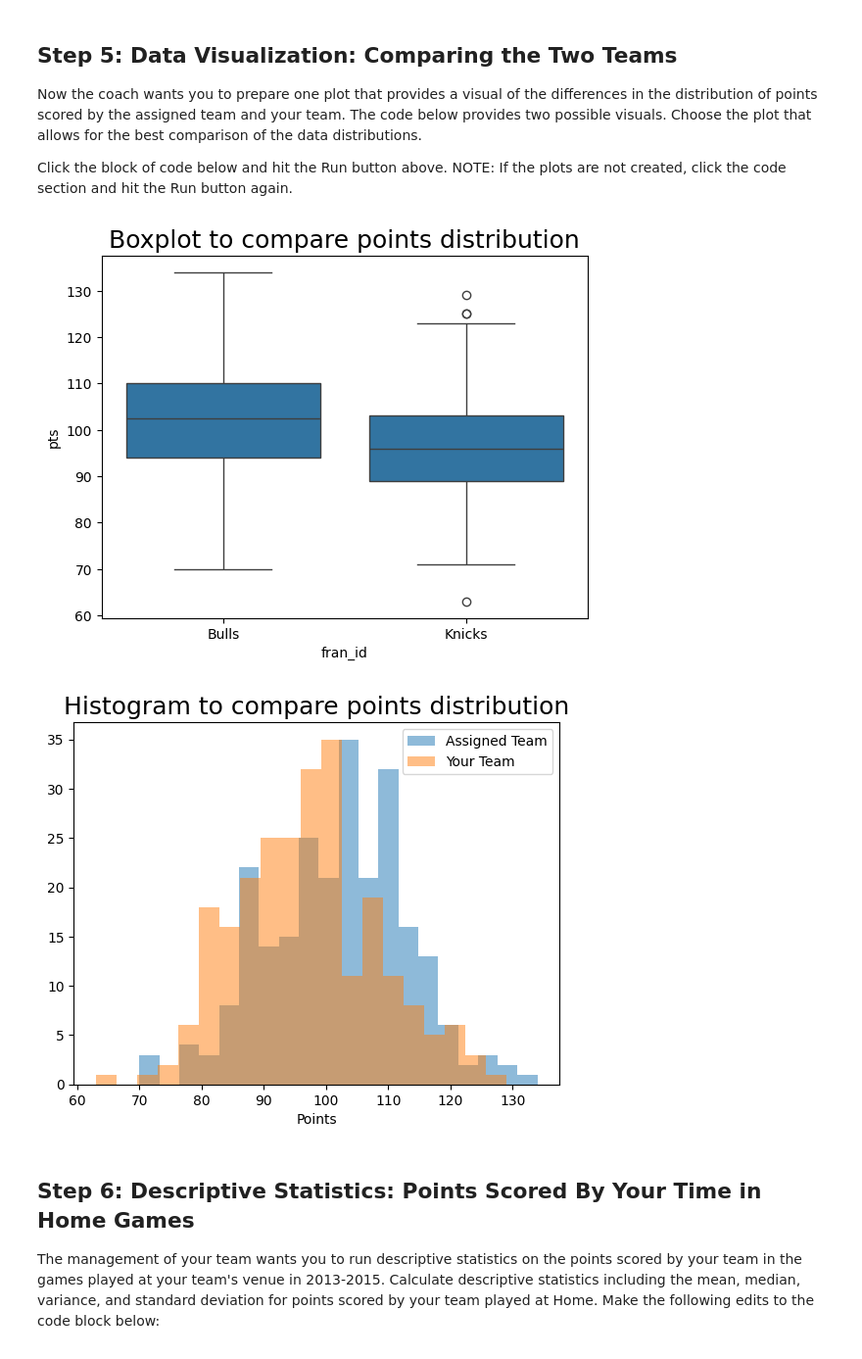
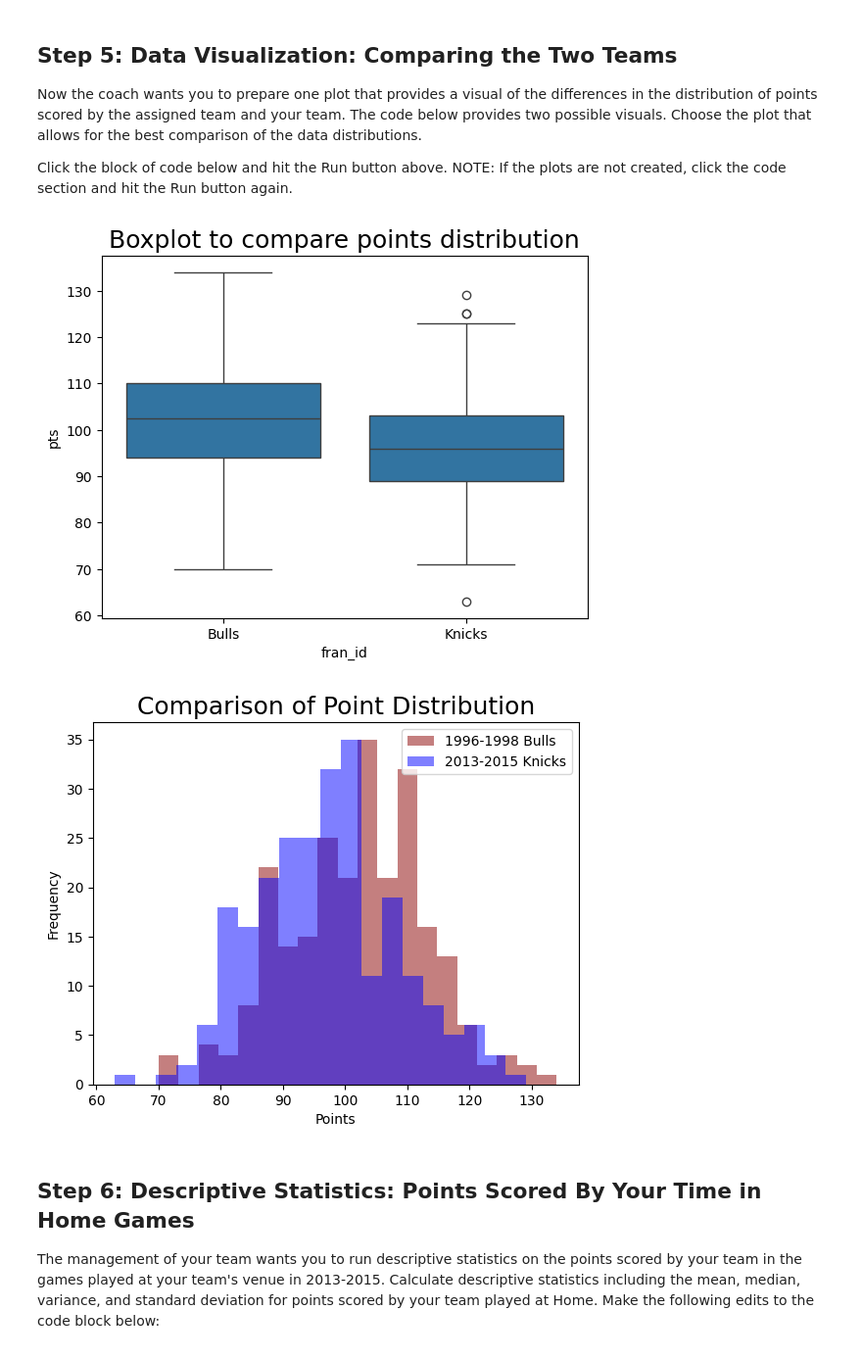
Before and after one commit to dmurchison/skewl, a Jupyter notebook: MAT_243/mod_3/Project_1/243_project_1/proj_1.ipynb, the cells around one changed output. Shown: that part at 98% size. Saved outputs shown, nothing was run; the diff lists cells and outputs as text; code cells hidden in the pictures.

```diff
--- a/MAT_243/mod_3/Project_1/243_project_1/proj_1.ipynb
+++ b/MAT_243/mod_3/Project_1/243_project_1/proj_1.ipynb
@@ -124,26 +134,31 @@ Now the coach wants you to prepare one plot that provides a visual of the differ
 Click the block of code below and hit the Run button above.
 NOTE: If the plots are not created, click the code section and hit the Run button again.
 # %%
+from turtle import color
 import seaborn as sns
 
+# First create a dataframe with both teams
+both_teams_df = pd.concat((assigned_team_df, your_team_df))
+
+
 # Side-by-side boxplots
-both_teams_df = pd.concat((assigned_team_df, your_team_df))
 plt.title('Boxplot to compare points distribution', fontsize=18)
 sns.boxplot(x='fran_id',y='pts',data=both_teams_df)
 plt.show()
 print("")
 
 # Histograms
 fig, ax = plt.subplots()
-plt.hist(assigned_team_df['pts'], 20, alpha=0.5, label='Assigned Team')
-plt.hist(your_team_df['pts'], 20, alpha=0.5, label='Your Team')
-plt.title('Histogram to compare points distribution', fontsize=18)
+plt.hist(assigned_team_df['pts'], 20, alpha=0.5, label='1996-1998 Bulls', color='darkred')
+plt.hist(your_team_df['pts'], 20, alpha=0.5, label='2013-2015 Knicks', color='blue')
+plt.title('Comparison of Point Distribution', fontsize=18)
 plt.xlabel('Points')
+plt.ylabel('Frequency')
 plt.legend(loc='upper right')
 plt.show()
 # %% [output]
 [figure]
-[figure, old version]
+[figure, new version]
 # %% [markdown]
 ## Step 6: Descriptive Statistics: Points Scored By Your Time in Home Games
 
```
Also changed, not shown: parts of 8 cells of this notebook.
